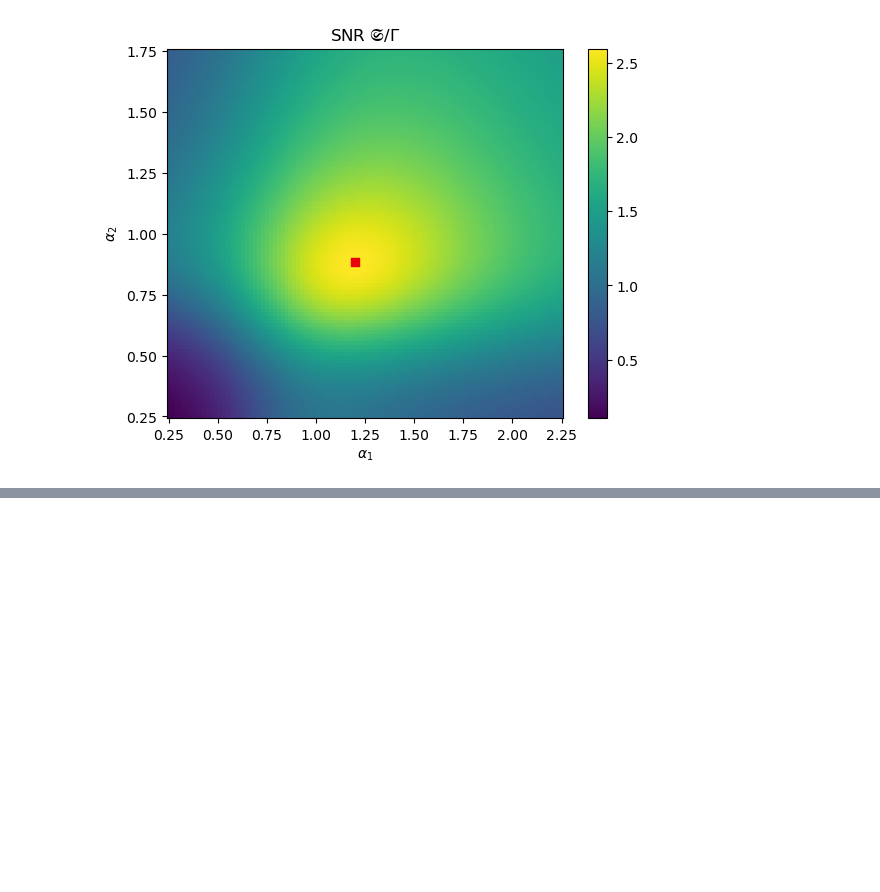
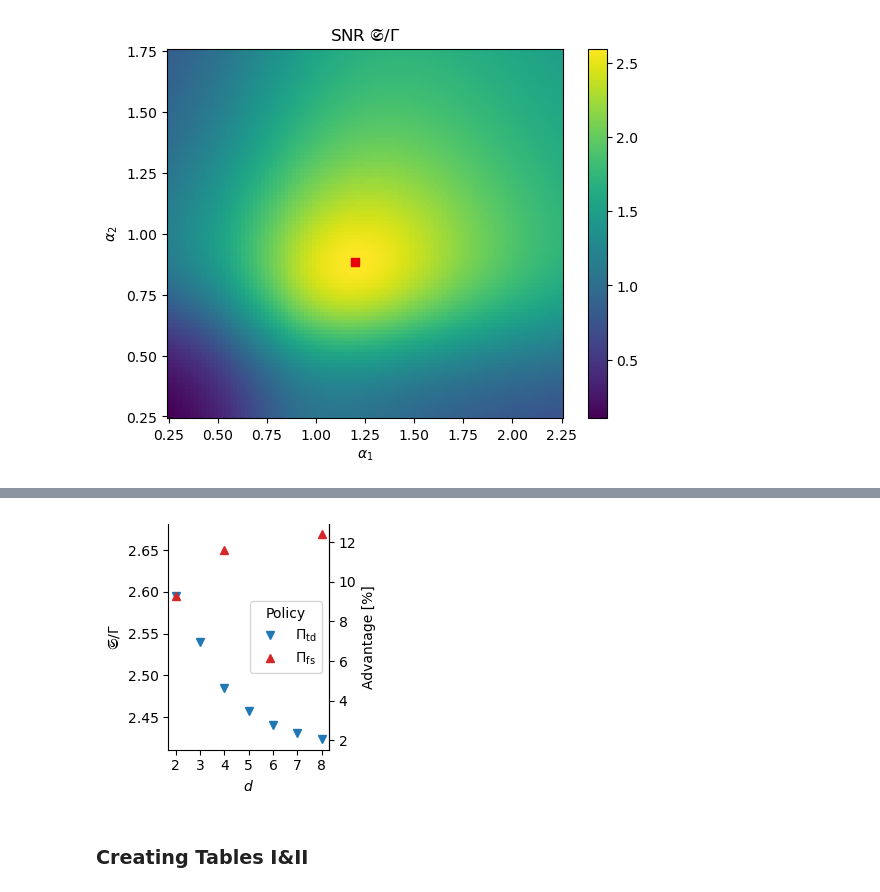
Before and after one commit to jmqit/clock-feedback, a Jupyter notebook: qubit_clockwork_analysis_with_and_without_feedback.ipynb, the cells around one changed output, grey strips where cells are left out. Drawn from its saved outputs; the diff is of its cells as text; code cells hidden in the pictures; blank space fills up the shorter version.

```diff
--- a/qubit_clockwork_analysis_with_and_without_feedback.ipynb
+++ b/qubit_clockwork_analysis_with_and_without_feedback.ipynb
@@ -302,0 +491,23 @@ plt.savefig('qubit_clockwork_feedback_landscape_Python_SNR.png',dpi=600)
+# %%
+def SNR_under_2qubitfeedback_arbitrary_memory(Es,m_update,M,phi):
+
+    H = np.zeros((2*2*M,2*2*M))
+    Js = []
+    current_op_list = []
+    weights = []
+
+    for m in range(0,M):
+        H = H + H1m(Es[m][0],m,M) + H2m(Es[m][1],m,M)
+        J1 = J1m(phi,m_update[m][0],m,M)
+        J2 = J2m(phi,m_update[m][1],m,M)
+        Js.extend([J1,J2])
+        current_op_list.extend([calc_jump_channel(J1),calc_jump_channel(J2)])
+        weights.extend([1,1])
+
+    Liouville = calc_Liouville(H, Js)
+    _,_, SNR = evaluate_SNR(Liouville,current_op_list,weights)
+
+    return SNR
+# %%
+opt_pars_tick_difference = {}
+opt_pars_full_sequence = {}
@@ -302,0 +659,21 @@ plt.savefig('qubit_clockwork_feedback_landscape_Python_SNR.png',dpi=600)
+# %%
+fig, (ax1) = plt.subplots()
+fig.set_figheight(3)
+fig.set_figwidth(3)
+ax1.plot(Ms_tick_difference, SNRs_tick_difference,marker='v',linestyle='',label=r'$\Pi_{\mathrm{td}}$',color='tab:blue')
+ax1.plot(Ms_full_sequence, SNRs_full_sequence, marker='^',linestyle='',label=r'$\Pi_{\mathrm{fs}}$',color='tab:red')
+
+ax1.set_xlabel(r'$d$')
+ax1.set_ylabel(r'$\mathfrak{S}/\Gamma$')
+ax1.legend(title='Policy')
+ax1.spines['top'].set_visible(False)
+ax1.set_xticks([2,3,4,5,6,7,8])
+
+secax = ax1.secondary_yaxis('right', functions=(SNR2adv,adv2SNR))
+secax.set_ylabel('Advantage [%]')
+fig.tight_layout()
+plt.savefig('higher_d_memory.png',dpi=600)
+# %% [output]
+[figure, added]
+# %% [markdown]
+### Creating Tables I&II
```
Also changed, not shown: parts of 20 cells of this notebook, 4 other files.
